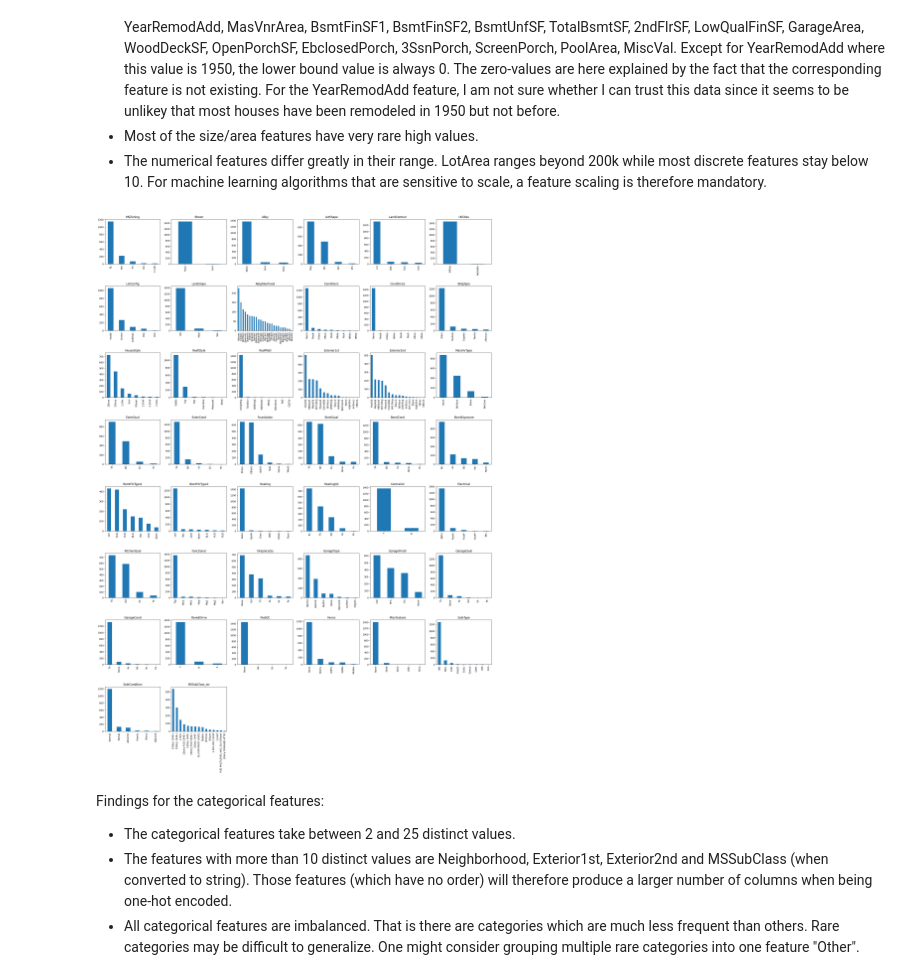
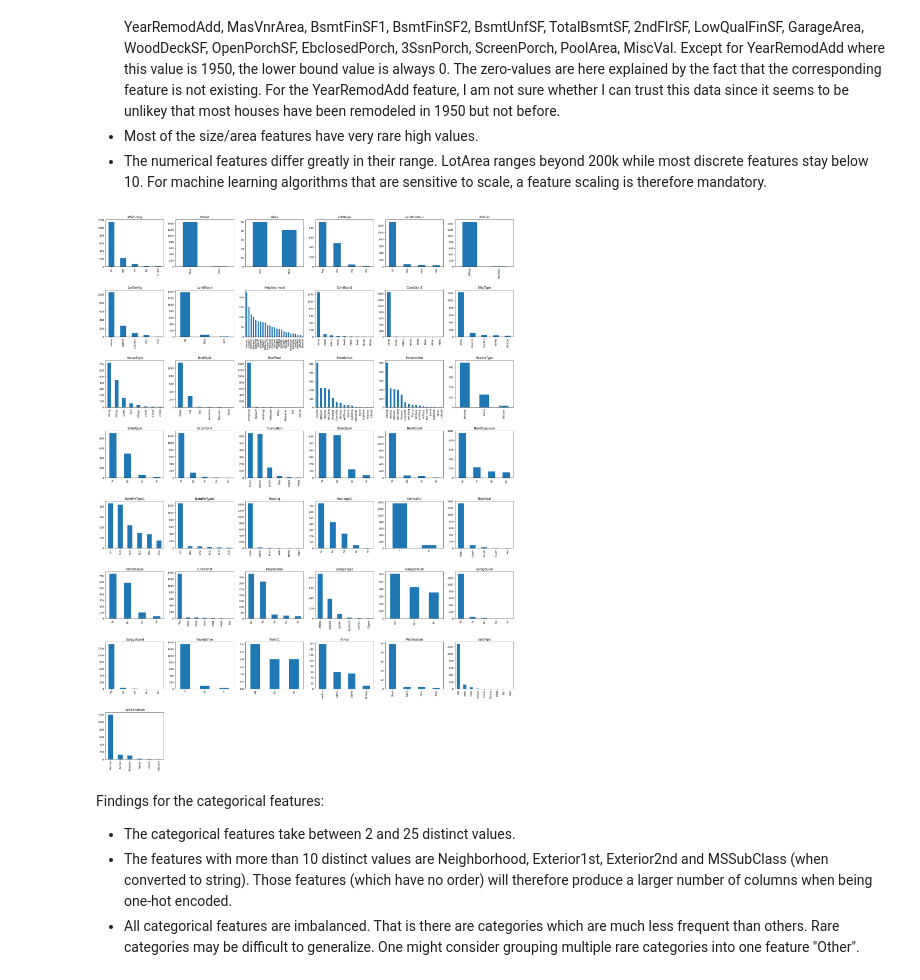
Before and after one commit to ronja-s/ames_housing_prices, a Jupyter notebook: jupyter_notebooks/03_exploratory_data_analysis.ipynb, the cells around one changed output. Saved outputs shown, nothing was run; the diff lists cells and outputs as text; code cells hidden in the pictures.

```diff
--- a/jupyter_notebooks/03_exploratory_data_analysis.ipynb
+++ b/jupyter_notebooks/03_exploratory_data_analysis.ipynb
@@ -161,9 +166,10 @@ nan_to_string = [
 nan_to_zero = ["LotFrontage", "MasVnrArea", "GarageYrBlt"]
 nan_delete_row = ["Electrical"]
 
-X_train[nan_to_string] = X_train[nan_to_string].fillna(nan_string)
-X_train[nan_to_zero] = X_train[nan_to_zero].fillna(0)
-X_train.dropna(axis=0, subset=nan_delete_row, inplace=True)
+X_train_no_nan = X_train.copy()
+X_train_no_nan[nan_to_string] = X_train_no_nan[nan_to_string].fillna(nan_string)
+X_train_no_nan[nan_to_zero] = X_train_no_nan[nan_to_zero].fillna(0)
+X_train_no_nan.dropna(axis=0, subset=nan_delete_row, inplace=True)
 # %% [markdown]
 ## Faulty data <a class="anchor"  id="faulty"></a>
 **Questions: Are there duplicated rows or columns? Does the feature’s data type make sense? Is a numerical feature actually categorical or vice versa? Do all values of one feature have the same data type? Are all values in the expected range? If multiple features are connected, is there any inconsistency?**
@@ -574,35 +584,36 @@ def plot_histograms_for_categoricals(df: pd.DataFrame, subplot_cols: int = 6) ->
     subplot_rows = (feature_count + subplot_cols - 1) // subplot_cols
 
     # create subplots:
     fig, axes = plt.subplots(
         nrows=subplot_rows,
         ncols=subplot_cols,
         figsize=(5 * subplot_cols, 5 * subplot_rows),
     )
 
     # adjust subplot spacing to avoid label overlap:
     plt.subplots_adjust(wspace=0.2, hspace=0.5)
 
     # plot histograms for all categorical features in subplots:
     for i, feature in enumerate(categorical_features):
         row_index = i // subplot_cols
         col_index = i % subplot_cols
         ax = axes[row_index, col_index]
         X_train[feature].value_counts().plot(kind="bar", ax=ax)
         ax.set_title(feature)
         ax.set(xlabel=None)
 
     # remove any empty subplots:
     if feature_count % subplot_cols != 0:
         for j in range(feature_count % subplot_cols, subplot_cols):
             fig.delaxes(axes[subplot_rows - 1, j])
 
     plt.show()
 
 
-plot_histograms_for_categoricals(df=X_train)
+# note: use data with handled missing data because it introduces new categories
+plot_histograms_for_categoricals(df=X_train_no_nan)
 # %% [output]
-[figure, old version]
+[figure, new version]
 # %% [markdown]
 Findings for the categorical features:
 - The categorical features take between 2 and 25 distinct values.
```
Also changed, not shown: parts of 23 cells of this notebook.
